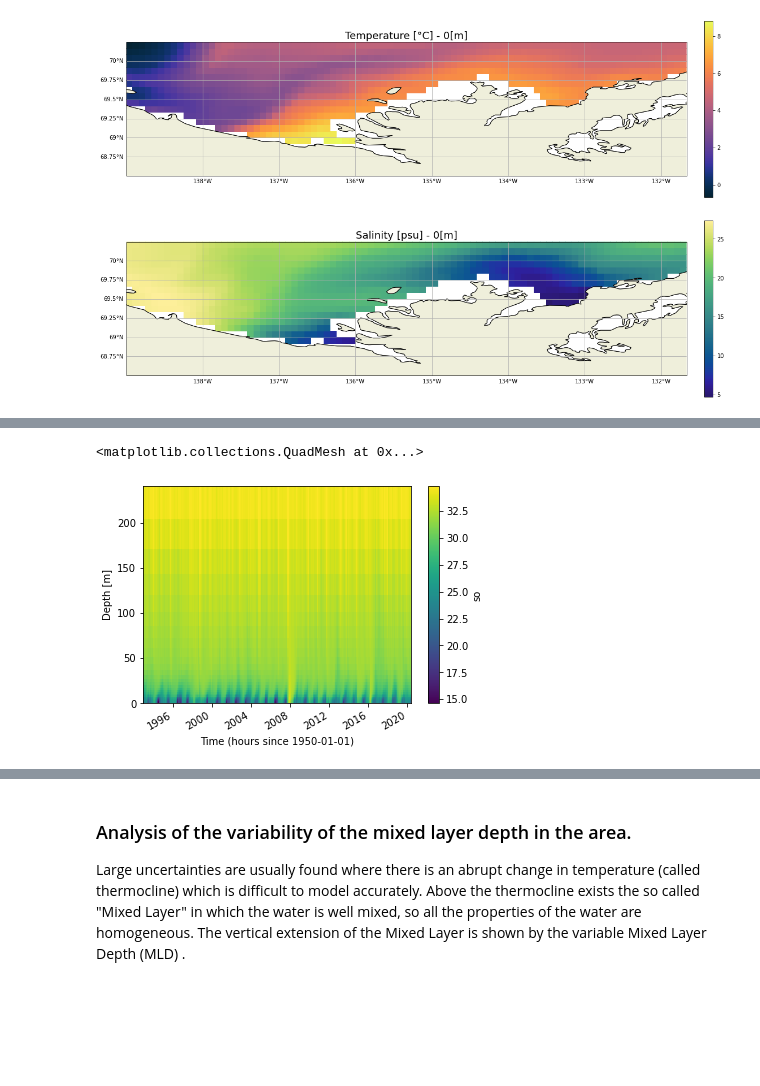
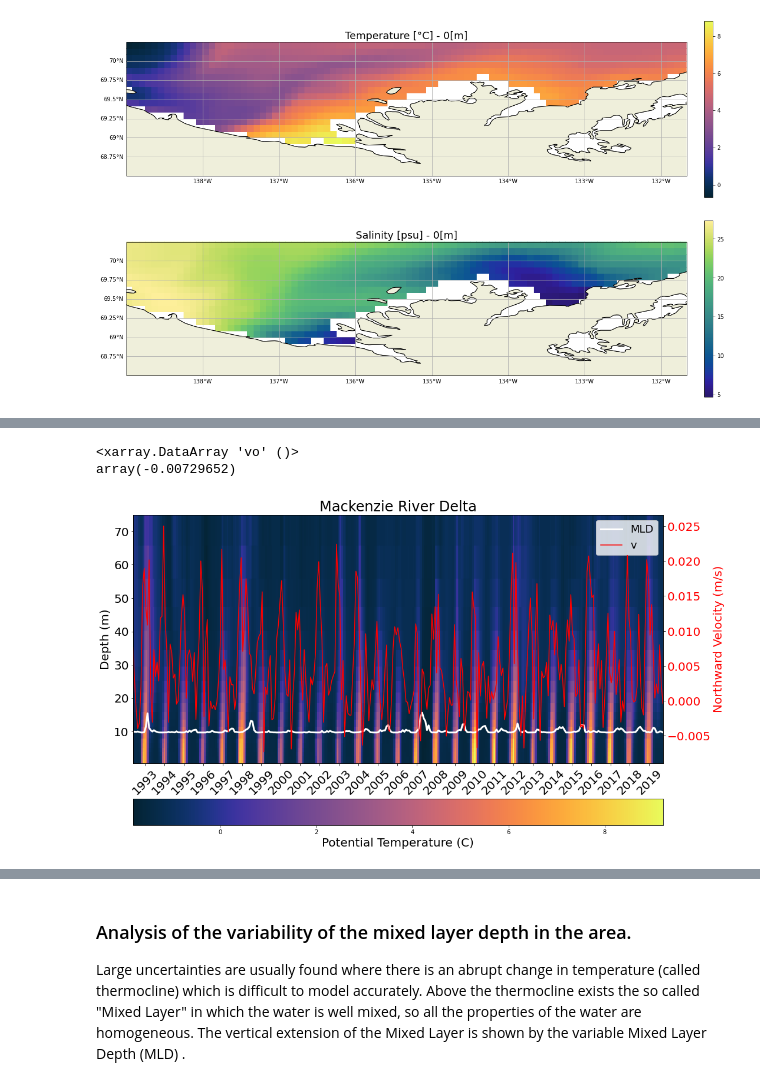
Before and after one commit to mariemccrary/GLORYS12V1, a Jupyter notebook: GLORYS12v1Maps.ipynb, the cells around one changed output, grey strips where cells are left out. Drawn from its saved outputs; the diff is of its cells as text; code cells hidden in the pictures; blank space fills up the shorter version.

Commit message:
T & S plots for entire delta region

```diff
--- a/GLORYS12v1Maps.ipynb
+++ b/GLORYS12v1Maps.ipynb
@@ -160,7 +161,10 @@ G12v1_delta_zos.nc
 # %%
 # Input netcdf files
 file_f = ["G12v1_delta_thetao.nc",
-         "G12v1_delta_so.nc"]
+         "G12v1_delta_so.nc",
+         "G12v1_delta_mlotst.nc",
+         "G12v1_delta_uo.nc",
+         "G12v1_delta_vo.nc"]
 # Build the complete nc path
 file_nc = [os.path.join(data_path, f) for f in file_f]
 # %%
@@ -374,5 +372,55 @@ AttributeError: module 'matplotlib.pyplot' has no attribute 'tmean'
-# %%
-file_ds[1].data_vars['so'].mean(dim=('latitude', 'longitude')).plot(x='time', y=('depth'))
-# %% [output]
-<matplotlib.collections.QuadMesh at 0x...>
-[figure, removed]
+# %%
+tmean = file_ds[0].thetao.mean(dim=('latitude', 'longitude')).transpose()
+smean = file_ds[1].so.mean(dim=('latitude', 'longitude')).transpose()
+mldmean = file_ds[2].mlotst.mean(dim=('latitude', 'longitude'))
+vmean = file_ds[4].vo.mean(dim=('latitude', 'longitude', 'depth'))
+# %%
+vmean.min()
+# %% [output]
+<xarray.DataArray 'vo' ()>
+array(-0.00729652)
+# %%
+fig, ax = plt.subplots(figsize=(15,9))
+
+mappable = ax.pcolormesh(file_ds[0].time, file_ds[0].depth, tmean, cmap=cmo.thermal)
+ln1=ax.plot(file_ds[2].time,mldmean, color='w', linewidth=3, label = 'MLD')
+cb = fig.colorbar(mappable, location='bottom', fraction=0.2, pad=0.1)
+plt.ylabel("Depth (m)", fontsize=20)
+ax.set_ylim([0.5, 75])
+plt.xticks(fontsize=20, rotation = 45)
+plt.yticks(fontsize=20)
+cb.set_label('Potential Temperature (C)', fontsize=20)
+ax.legend()
+
+color = 'red'
+ax2 = ax.twinx()  # instantiate a second axes that shares the same x-axis
+ax2.set_ylabel('Northward Velocity (m/s)', color=color, fontsize=20)
+ax2.tick_params(axis='y', labelcolor=color)
+plt.yticks(fontsize=20)
+
+# Use this to get both axes in the same legend
+ln2=ax2.plot(file_ds[4].time,vmean, 'r', label = 'v')
+lns = ln1+ln2
+lbls = [l.get_label() for l in lns]
+
+ax.legend(lns, lbls, loc=0, fontsize=18)
+
+# Major ticks every year.
+fmt_year = mdates.MonthLocator(interval=12)
+ax.xaxis.set_major_locator(fmt_year)
+ax.xaxis.set_major_formatter(mdates.DateFormatter('%Y'))
+
+
+plt.title('Mackenzie River Delta', fontsize = 24)
+fig.tight_layout()
+
+# output file
+title = 'delta_temp_mld_v'
+output_file = os.path.join(out_path,title.replace(' ','_')) + ".png"
+
+ # save the output file
+plt.savefig(output_file, facecolor='white', transparent=False)
+
+plt.show()
+# %% [output]
+[figure, added]
```
Also changed, not shown: parts of 8 cells of this notebook.
